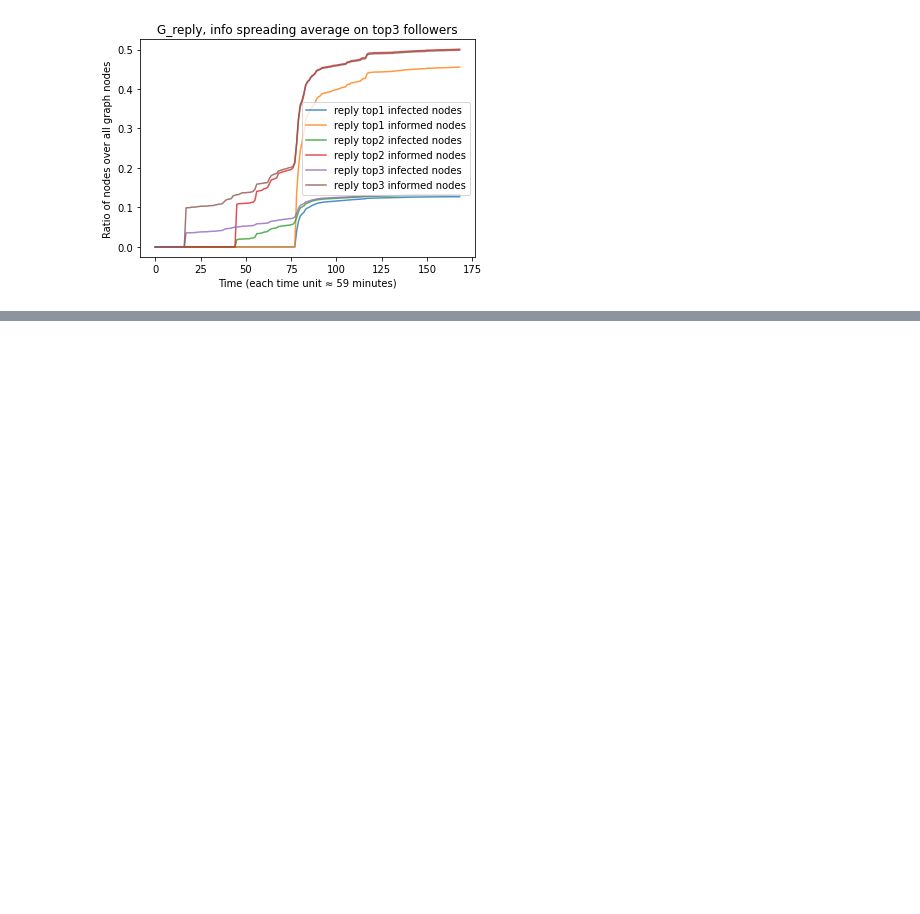
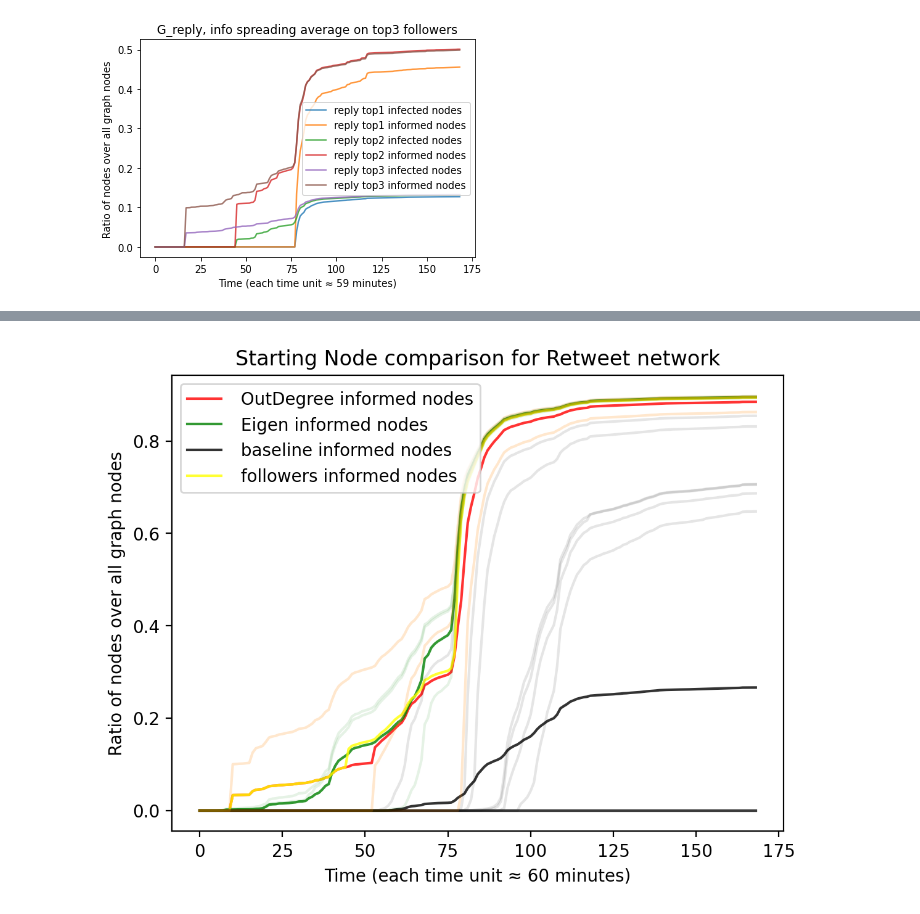
Before and after one commit to francescoopiccoli/higgs-twitter-network-science, a Jupyter notebook: src/process_final.ipynb, the cells around one changed output, grey strips where cells are left out. Drawn from its saved outputs; the diff is of its cells as text; code cells hidden in the pictures; blank space fills up the shorter version.

```diff
--- a/src/process_final.ipynb
+++ b/src/process_final.ipynb
@@ -484,0 +512,5 @@ util.plot_all_graph_metrics('../log/reply.csv',0,167, "Reply")
+# %%
+plt.figure(dpi=200)
+util.plot_all_graph_metrics('../log/retweet.csv',0,167, "Retweet", color={'baseline' : 'black', 'eigen' : 'g', 'out_degree' : 'r', 'followers' : 'yellow'})
+# %% [output]
+[figure, added]
```
Also changed, not shown: parts of 16 cells of this notebook, 2 other files.
